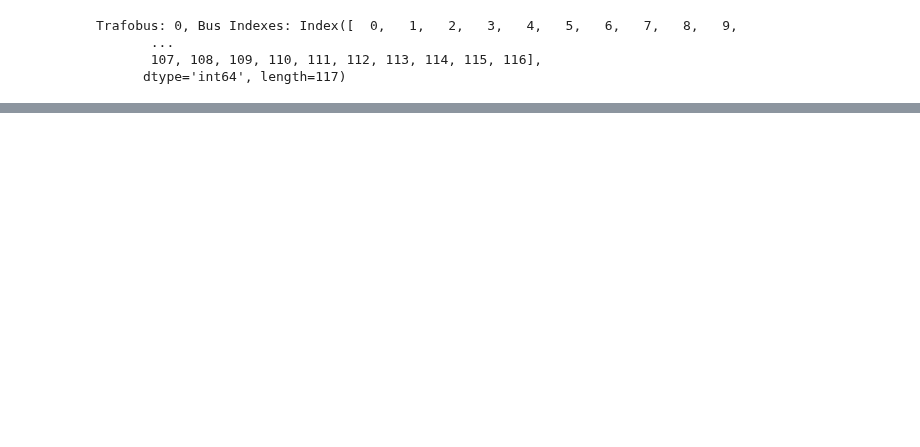
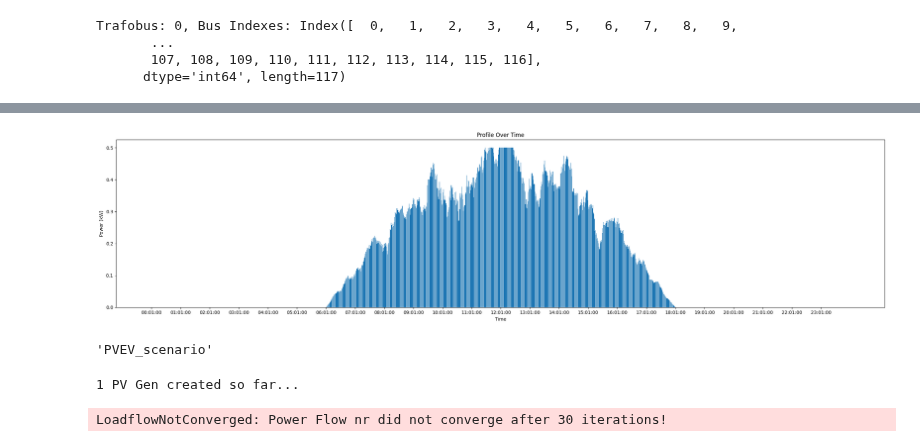
Before and after one commit to antoniovitorvb/IST-thesis-hosting-capacity, a Jupyter notebook: notebooks/timeseries.ipynb, the cells around one changed output, grey strips where cells are left out. Drawn from its saved outputs; the diff is of its cells as text; code cells hidden in the pictures; blank space fills up the shorter version.

```diff
--- a/notebooks/timeseries.ipynb
+++ b/notebooks/timeseries.ipynb
@@ -381,0 +468,12 @@ trafo_loading.describe()
+# %%
+minutes = len(ds.df)
+t = np.arange(0, minutes)
+pv_max_kw = 0.5  # example peak capacity
+
+# Simple symmetric profile peaking at noon (720 minutes)
+pv_base = 0.9 * pv_max_kw * np.cos(np.pi * 2*t / 1440 + np.pi)
+pv_base = np.clip(pv_base, 0, None)
+
+noise = np.random.normal(0, 0.5, size=minutes)
+pv_noise = pd.Series(pv_base) * (1 + pd.Series(noise).rolling(15, center=True).mean().fillna(0))
+pv_profile = np.clip(pv_noise, 0, pv_max_kw) * 1e-3
@@ -381,0 +484,30 @@ trafo_loading.describe()
+# %%
+# Plotting vertical bar chart
+plt.figure(figsize=(24, 6))
+plt.bar(ds.df.index, pv_profile * 1e3)
+step = 60  # show one tick per hour
+plt.xticks(ticks=ds.df.index[::step], labels=ds.df.index[::step], rotation=0)
+plt.title("Profile Over Time")
+plt.xlabel("Time")
+plt.ylabel("Power (kW)")
+
+plt.tight_layout()
+# %% [output]
+[figure, added]
+# %%
+pv, ev = (True, True)
+elements = []
+if pv: elements.append('PV')
+if ev: elements.append('EV')
+f"{''.join(elements)}_scenario"
+# %% [output]
+'PVEV_scenario'
+# %%
+import pp_simu
+net48 = from_json(os.path.join(main_dir, 'json_networks', '48_loads_network.json'))
+pp_simu.addPV(net48, bus=25, phase='A', kw=10)
+net48
+pp.runpp_3ph(net48)
+# %% [output]
+1 PV Gen created so far...
+LoadflowNotConverged: Power Flow nr did not converge after 30 iterations!
```
Also changed, not shown: parts of 23 cells of this notebook.
